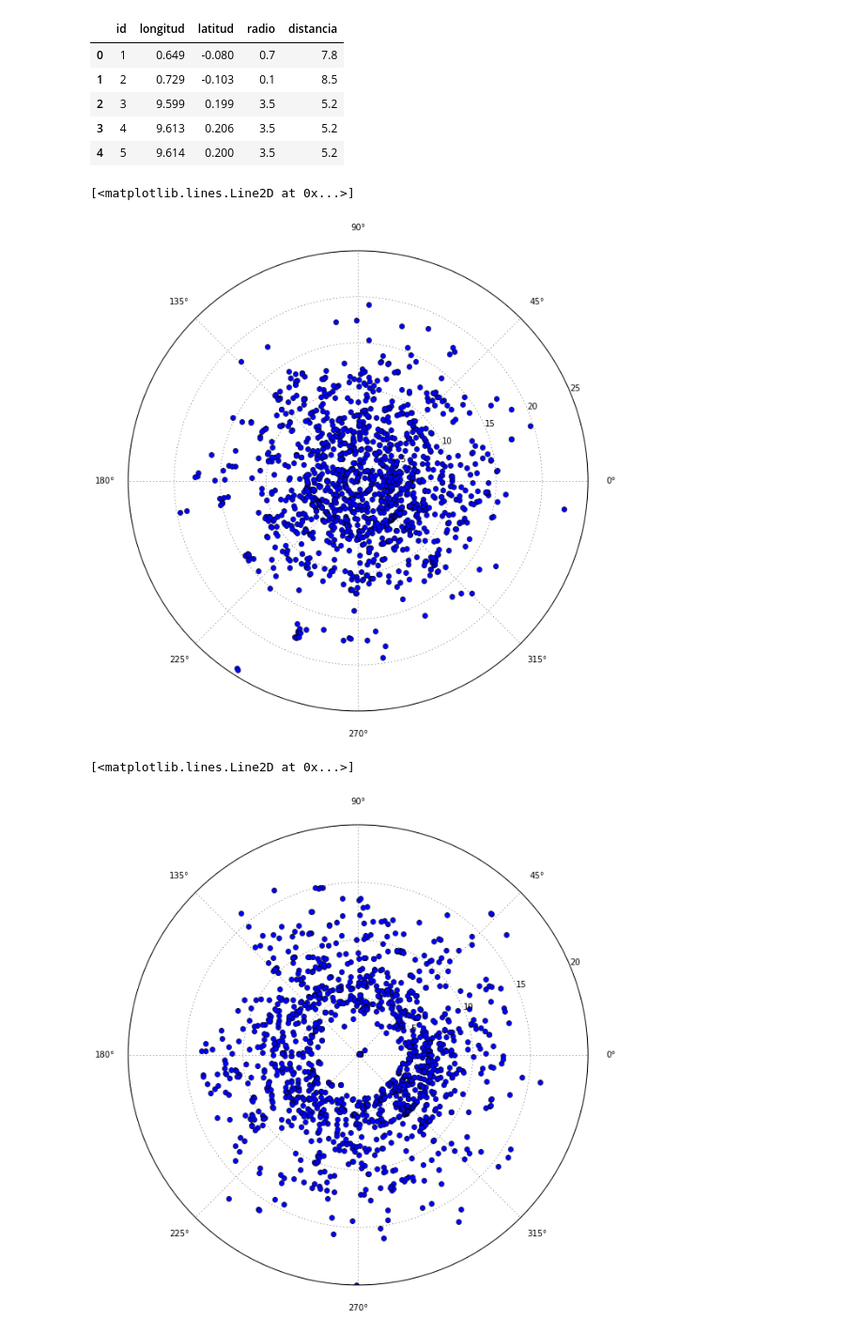
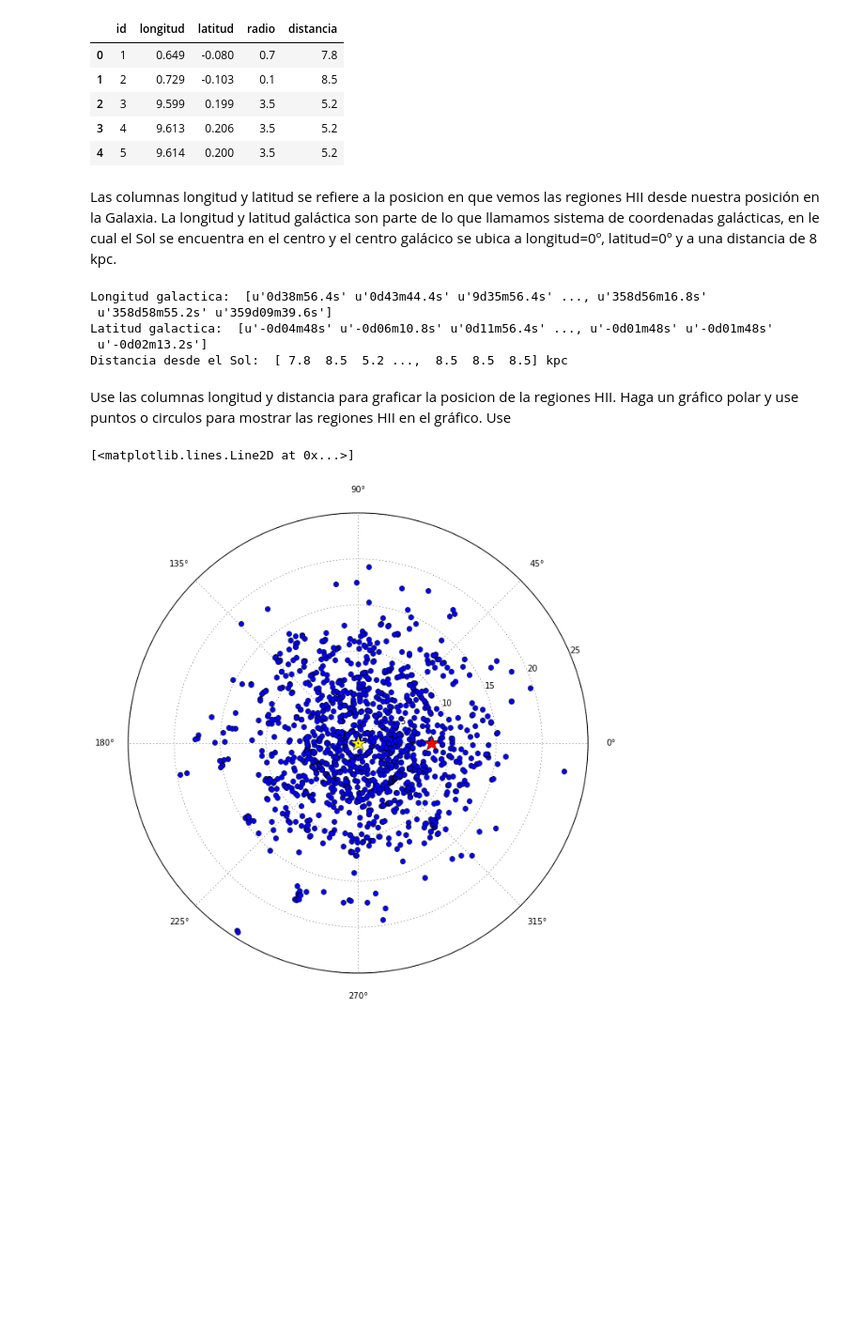
Before and after one commit to rpmunoz/PentaUC, a Jupyter notebook: Astronomia era informacion/Taller 2 - Regiones HII en la Via Lactea.ipynb, the cells around one changed output. Shown: that part at 94% size. Drawn from its saved outputs; the diff is of its cells as text; code cells hidden in the pictures; blank space fills up the shorter version.

```diff
--- a/Astronomia era informacion/Taller 2 - Regiones HII en la Via Lactea.ipynb
+++ b/Astronomia era informacion/Taller 2 - Regiones HII en la Via Lactea.ipynb
@@ -23,20 +25,36 @@ data.head()
 | 2 | 3 | 9.599 | 0.199 | 3.5 | 5.2 |
 | 3 | 4 | 9.613 | 0.206 | 3.5 | 5.2 |
 | 4 | 5 | 9.614 | 0.200 | 3.5 | 5.2 |
-# %%
-fig,ax=plt.subplots(figsize=(10,10))
-ax = plt.axes(polar="true")
-plt.plot(data['longitud'], data['distancia'], marker='o', linestyle='None')
-# %% [output]
-[<matplotlib.lines.Line2D at 0x...>]
-[figure, removed]
-# %%
-fig,ax=plt.subplots(figsize=(10,10))
-ax = plt.axes(polar="true")
-plt.plot(data['longitud'], data['radio'], marker='o', linestyle='None')
-# %% [output]
-[<matplotlib.lines.Line2D at 0x...>]
-[figure, removed]
+# %% [markdown]
+Las columnas longitud y latitud se refiere a la posicion en que vemos las regiones HII desde nuestra posición en la Galaxia. La longitud y latitud galáctica son parte de lo que llamamos sistema de coordenadas galácticas, en le cual el Sol se encuentra en el centro y el centro galácico se ubica a longitud=0º, latitud=0º y a una distancia de 8 kpc.
+# %%
+lon = coord.Angle(data['longitud']*u.degree)
+lat = coord.Angle(data['latitud']*u.degree)
+d = coord.Distance(data['distancia'], u.kpc)
+
+print "Longitud galactica: ", lon
+print "Latitud galactica: ", lat
+print "Distancia desde el Sol: ", d
+# %% [output]
+Longitud galactica:  [u'0d38m56.4s' u'0d43m44.4s' u'9d35m56.4s' ..., u'358d56m16.8s'
+ u'358d58m55.2s' u'359d09m39.6s']
+Latitud galactica:  [u'-0d04m48s' u'-0d06m10.8s' u'0d11m56.4s' ..., u'-0d01m48s' u'-0d01m48s'
+ u'-0d02m13.2s']
+Distancia desde el Sol:  [ 7.8  8.5  5.2 ...,  8.5  8.5  8.5] kpc
+# %% [markdown]
+Use las columnas longitud y distancia para graficar la posicion de la regiones HII. Haga un gráfico polar y use puntos o circulos para mostrar las regiones HII en el gráfico. Use
+# %%
+#fig,ax=plt.subplots(figsize=(10,10))
+#ax = plt.axes(polar="true")
+
+fig = plt.figure(figsize=(10,10))
+ax = fig.add_subplot(111, projection="polar")
+plt.plot(lon, d, marker='o', linestyle='None')
+plt.plot([0],[0], marker='*', markersize=20, color='yellow') # Posicion de Sol con estrella amarilla
+plt.plot([0],[8], marker='*', markersize=20, color='red') # Posicion del Sol con estrella roja
+# %% [output]
+[<matplotlib.lines.Line2D at 0x...>]
+[figure, added]
 # %%
 x=data['distancia']*np.sin(data['longitud']*np.pi/180)
 y=data['distancia']*np.cos(data['longitud']*np.pi/180)
```
Also changed, not shown: parts of 7 cells of this notebook, 1 other file.
